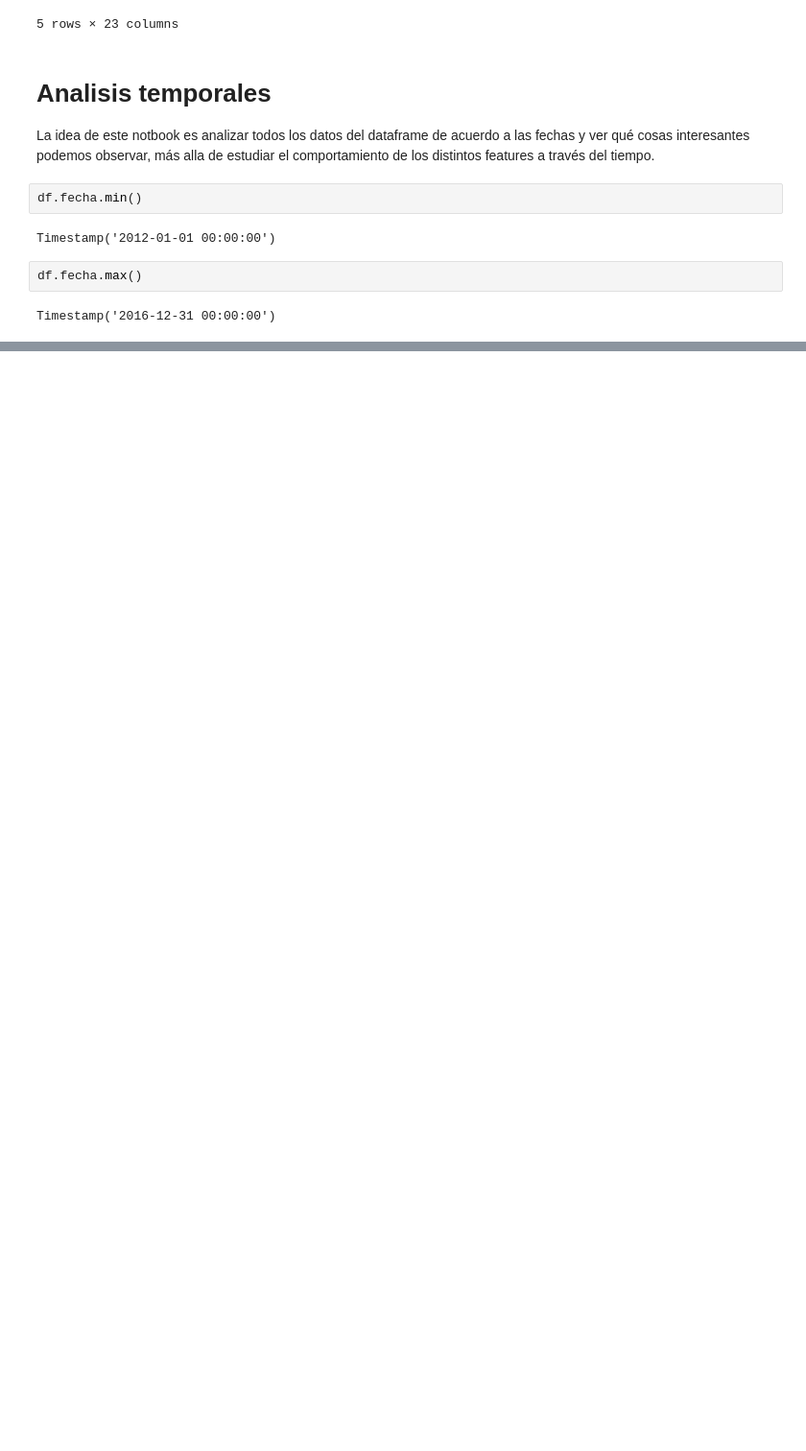
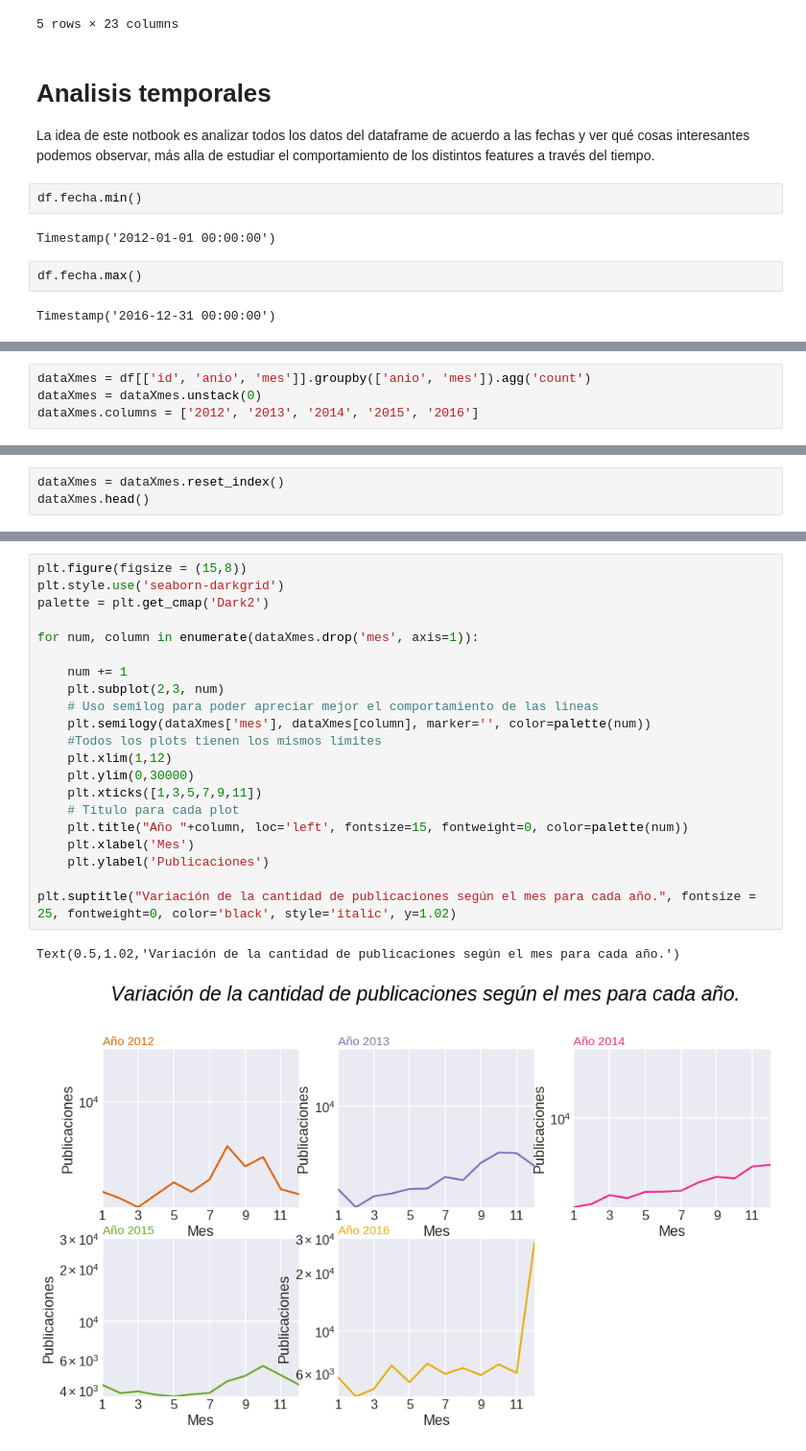
Before and after one commit to luctiz/Grupo43-TP1, a Jupyter notebook: AnalisisTemporales.ipynb, the cells around one changed output, grey strips where cells are left out. Shown: that part at 96% size. Cells and saved outputs as stored; diff of their text form; blank space fills up the shorter version.

```diff
--- a/AnalisisTemporales.ipynb
+++ b/AnalisisTemporales.ipynb
@@ -47,0 +132,4 @@ Timestamp('2016-12-31 00:00:00')
+# %%
+dataXmes = df[['id', 'anio', 'mes']].groupby(['anio', 'mes']).agg('count')
+dataXmes = dataXmes.unstack(0)
+dataXmes.columns = ['2012', '2013', '2014', '2015', '2016']
@@ -47,0 +146,3 @@ Timestamp('2016-12-31 00:00:00')
+# %%
+dataXmes = dataXmes.reset_index()
+dataXmes.head()
@@ -47,0 +156,24 @@ Timestamp('2016-12-31 00:00:00')
+# %%
+plt.figure(figsize = (15,8))
+plt.style.use('seaborn-darkgrid')
+palette = plt.get_cmap('Dark2')
+
+for num, column in enumerate(dataXmes.drop('mes', axis=1)):
+
+    num += 1
+    plt.subplot(2,3, num)
+    # Uso semilog para poder apreciar mejor el comportamiento de las lineas
+    plt.semilogy(dataXmes['mes'], dataXmes[column], marker='', color=palette(num))
+    #Todos los plots tienen los mismos límites
+    plt.xlim(1,12)
+    plt.ylim(0,30000)
+    plt.xticks([1,3,5,7,9,11])
+    # Título para cada plot
+    plt.title("Año "+column, loc='left', fontsize=15, fontweight=0, color=palette(num))
+    plt.xlabel('Mes')
+    plt.ylabel('Publicaciones')
+
+plt.suptitle("Variación de la cantidad de publicaciones según el mes para cada año.", fontsize = 25, fontweight=0, color='black', style='italic', y=1.02)
+# %% [output]
+Text(0.5,1.02,'Variación de la cantidad de publicaciones según el mes para cada año.')
+[figure, added]
```
Also changed, not shown: parts of 20 cells of this notebook.
